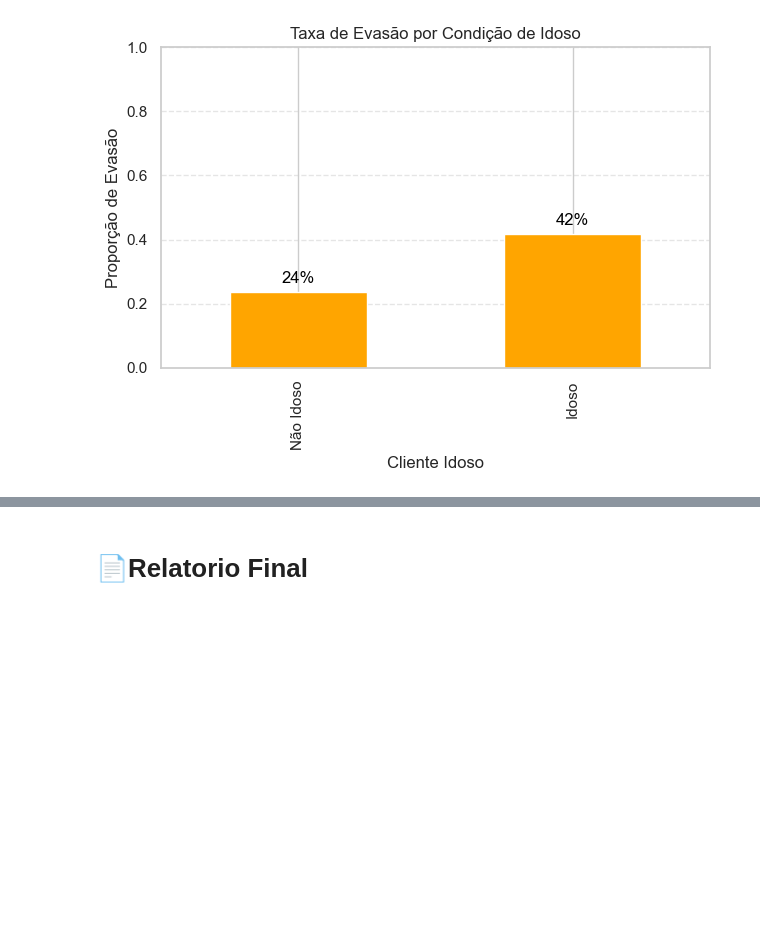
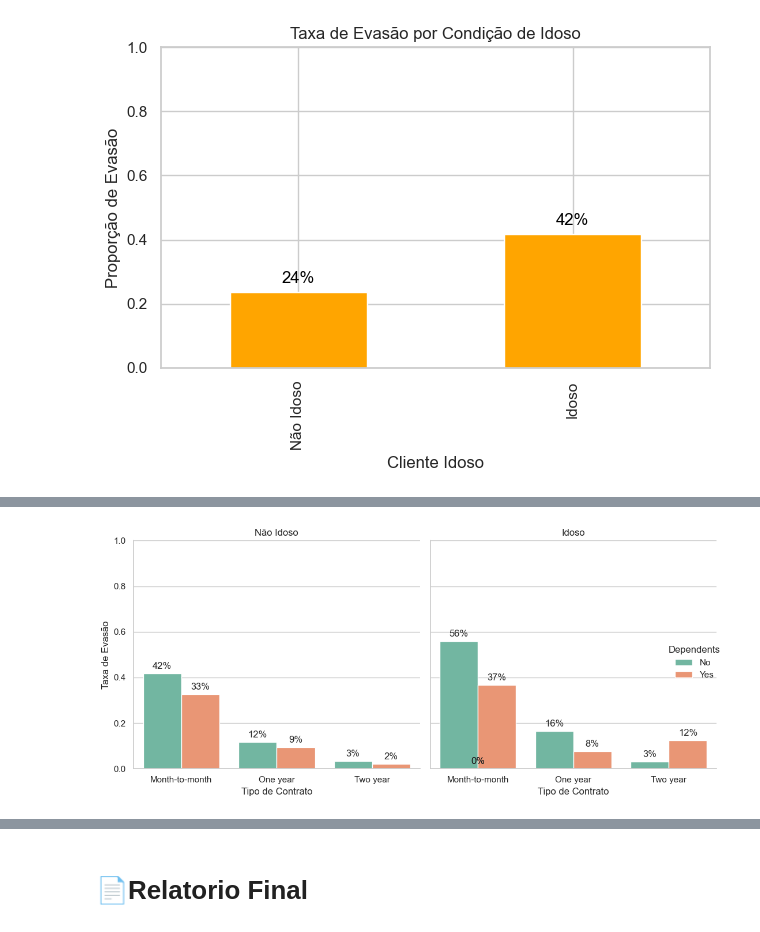
Before and after one commit to FranPomba/challenge_2_telecomX_br, a Jupyter notebook: telecomx_br.ipynb, the cells around one changed output, grey strips where cells are left out. Cells and saved outputs as stored; diff of their text form; code cells hidden in the pictures; blank space fills up the shorter version.

```diff
--- a/telecomx_br.ipynb
+++ b/telecomx_br.ipynb
@@ -293,0 +310,3 @@ plt.show()
+# %%
+df_churn_grupo = dados_final.groupby(["SeniorCitizen", "Dependents", "Contract"])["Churn"].mean().reset_index()
+df_churn_grupo["SeniorCitizen"].replace({0:"Não Idoso",1: "Idoso"}, inplace=True)
@@ -293,0 +320,33 @@ plt.show()
+# %%
+df_churn_grupo.columns = ["SeniorCitizen", "Dependents", "Contract", "Taxa de Evasão"]
+# %%
+g = sns.catplot(
+    data=df_churn_grupo,
+    kind="bar",
+    x="Contract",
+    y="Taxa de Evasão",
+    hue="Dependents",
+    col="SeniorCitizen",
+    palette="Set2",
+    height=5,
+    aspect=1
+)
+g.set_titles("{col_name}")
+g.set_axis_labels("Tipo de Contrato", "Taxa de Evasão")
+g.set(ylim=(0, 1))
+
+
+for ax in g.axes.flatten():
+    for p in ax.patches:
+        height = p.get_height()
+        ax.text(
+            p.get_x() + p.get_width() / 2,
+            height + 0.02,
+            f"{height:.0%}",
+            ha="center"
+        )
+
+plt.tight_layout()
+plt.show()
+# %% [output]
+[figure, added]
```
Also changed, not shown: parts of 15 cells of this notebook.
